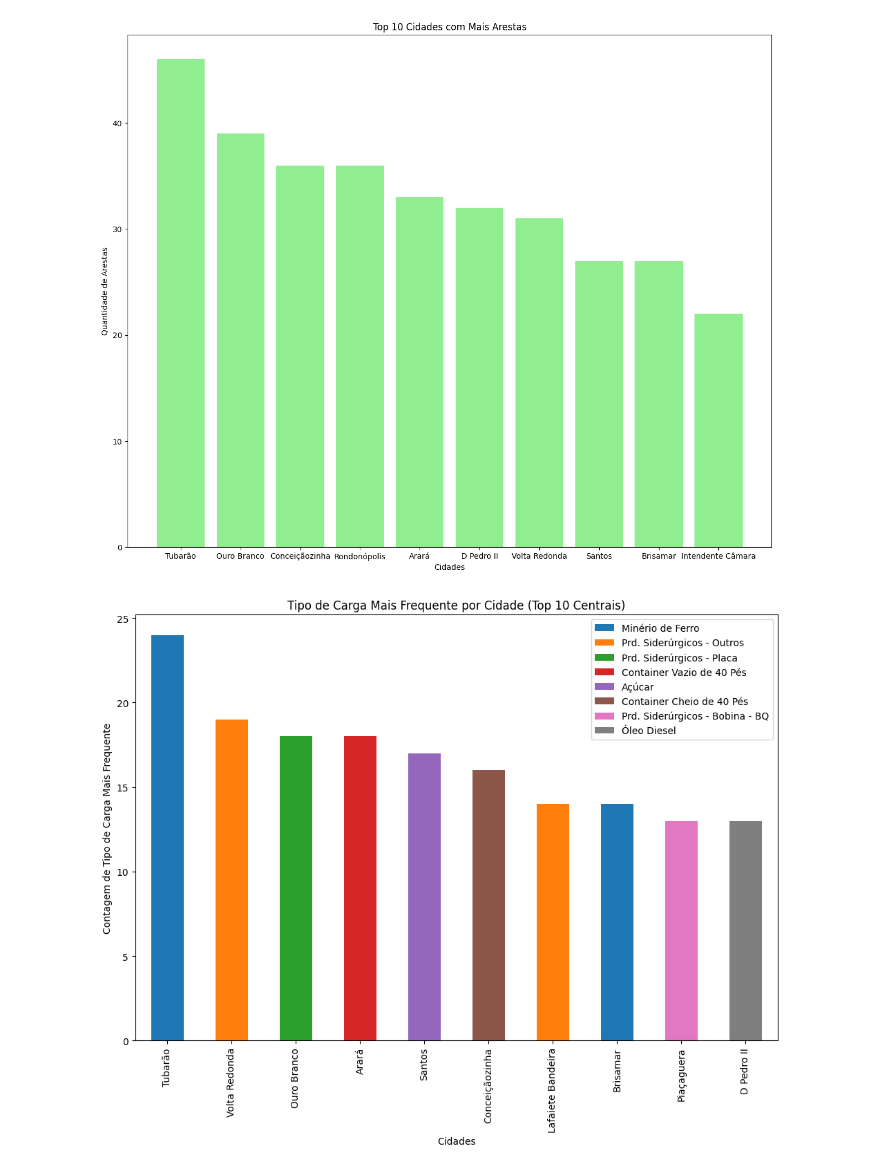
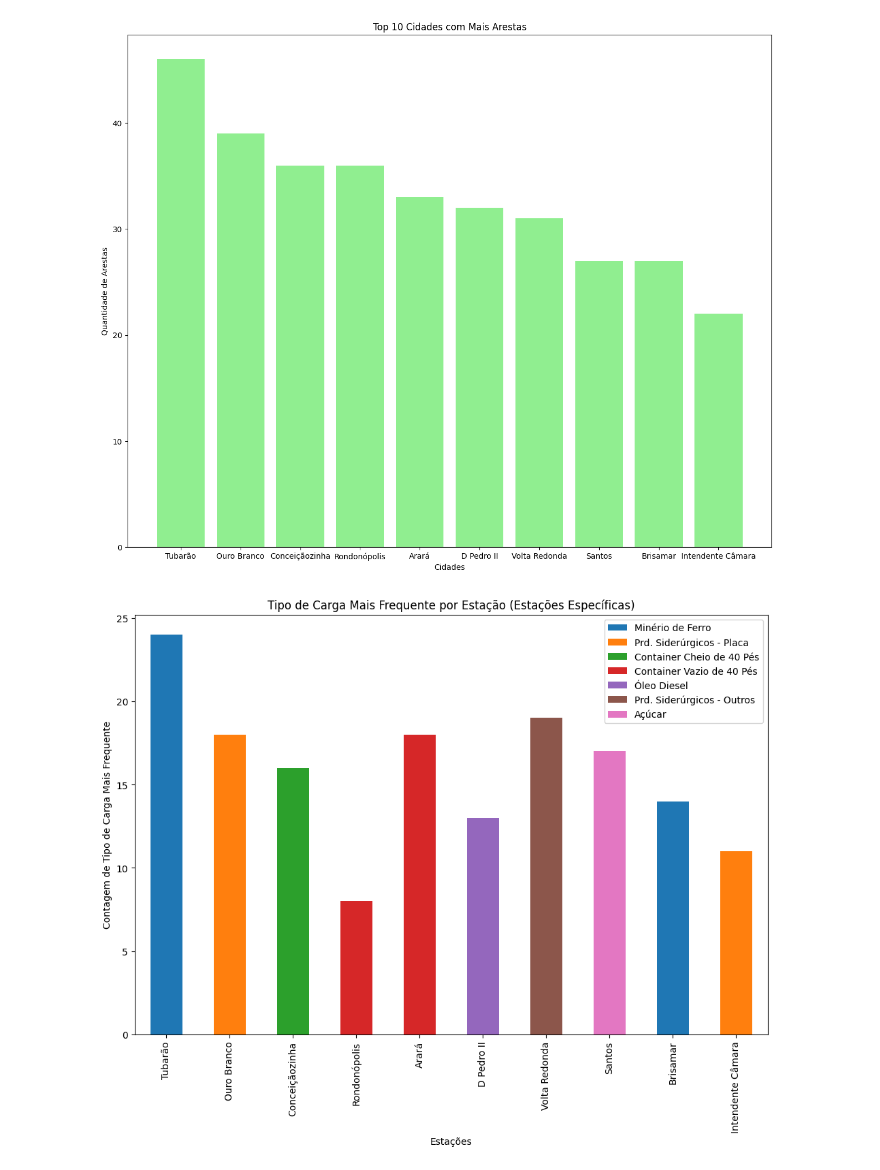
Before and after one commit to Anielly-g/Analise-ferrovias-brasileiras, a Jupyter notebook: trabalhoFinalAedII.ipynb, the cells around one changed output. Drawn from its saved outputs; the diff is of its cells as text; code cells hidden in the pictures.

```diff
--- a/trabalhoFinalAedII.ipynb
+++ b/trabalhoFinalAedII.ipynb
@@ -128,49 +128,46 @@ plt.show()
 import pandas as pd
 import networkx as nx
 import matplotlib.pyplot as plt
 
 # Leitura dos dados do CSV
 df = pd.read_csv('/content/drive/MyDrive/amostra-dadosFerroviários.csv', delimiter=',')
 
 # Criar um grafo com base nos dados do CSV
 grafo = nx.Graph()
 
 for index, row in df.iterrows():
     origem = row['Estacao_Origem']
     destino = row['Estacao_Destino']
     grafo.add_edge(origem, destino, tipo_carga=row['Mercadoria_ANTT'])
 
-# Aplicar o algoritmo de Kruskal
-arvore_geradora = nx.minimum_spanning_tree(grafo)
+# Lista de estações específicas
+estacoes_especificas = ['Tubarão', 'Ouro Branco', 'Conceiçãozinha', 'Rondonópolis', 'Arará',
+                         'D Pedro II', 'Volta Redonda', 'Santos', 'Brisamar', 'Intendente Câmara']
 
-# Calcular as 10 estações mais centrais
-centralidade = nx.degree_centrality(grafo)
-top_nos = sorted(centralidade.items(), key=lambda x: x[1], reverse=True)[:10]
+# Criar um dicionário para armazenar a contagem do tipo de carga mais frequente por estação
+tipo_carga_mais_frequente_por_estacao = {}
 
-# Criar um dicionário para armazenar a contagem do tipo de carga mais frequente por cidade
-tipo_carga_mais_frequente_por_cidade = {}
+# Para cada uma das estações específicas, encontrar o tipo de carga mais frequente
+for estacao in estacoes_especificas:
+    arestas_estacao = grafo.edges(estacao, data=True)
 
-# Para cada uma das 10 cidades mais centrais, encontrar o tipo de carga mais frequente
-for cidade, _ in top_nos:
-    arestas_cidade = grafo.edges(cidade, data=True)
-
-    # Extrair os tipos de carga para todas as arestas da cidade
-    tipos_carga = [dados_aresta['tipo_carga'] for _, _, dados_aresta in arestas_cidade]
+    # Extrair os tipos de carga para todas as arestas da estação
+    tipos_carga = [dados_aresta['tipo_carga'] for _, _, dados_aresta in arestas_estacao]
 
     # Encontrar o tipo de carga mais frequente
     tipo_carga_mais_frequente = pd.Series(tipos_carga).mode().iloc[0]
 
     # Armazenar a informação no dicionário
-    tipo_carga_mais_frequente_por_cidade[cidade] = {tipo_carga_mais_frequente: len(tipos_carga)}
+    tipo_carga_mais_frequente_por_estacao[estacao] = {tipo_carga_mais_frequente: len(tipos_carga)}
 
 # Criar um DataFrame a partir do dicionário
-df_tipo_carga_mais_frequente = pd.DataFrame(tipo_carga_mais_frequente_por_cidade).T
+df_tipo_carga_mais_frequente = pd.DataFrame(tipo_carga_mais_frequente_por_estacao).T
 
-# Criar um gráfico de barras para o tipo de carga mais frequente em cada cidade
+# Criar um gráfico de barras para o tipo de carga mais frequente em cada estação
 df_tipo_carga_mais_frequente.plot(kind='bar', stacked=True, figsize=(12, 8))
-plt.xlabel('Cidades')
+plt.xlabel('Estações')
 plt.ylabel('Contagem de Tipo de Carga Mais Frequente')
-plt.title('Tipo de Carga Mais Frequente por Cidade (Top 10 Centrais)')
+plt.title('Tipo de Carga Mais Frequente por Estação (Estações Específicas)')
 plt.show()
 # %% [output]
-[figure, old version]
+[figure, new version]
```
Also changed, not shown: parts of 2 cells of this notebook.
